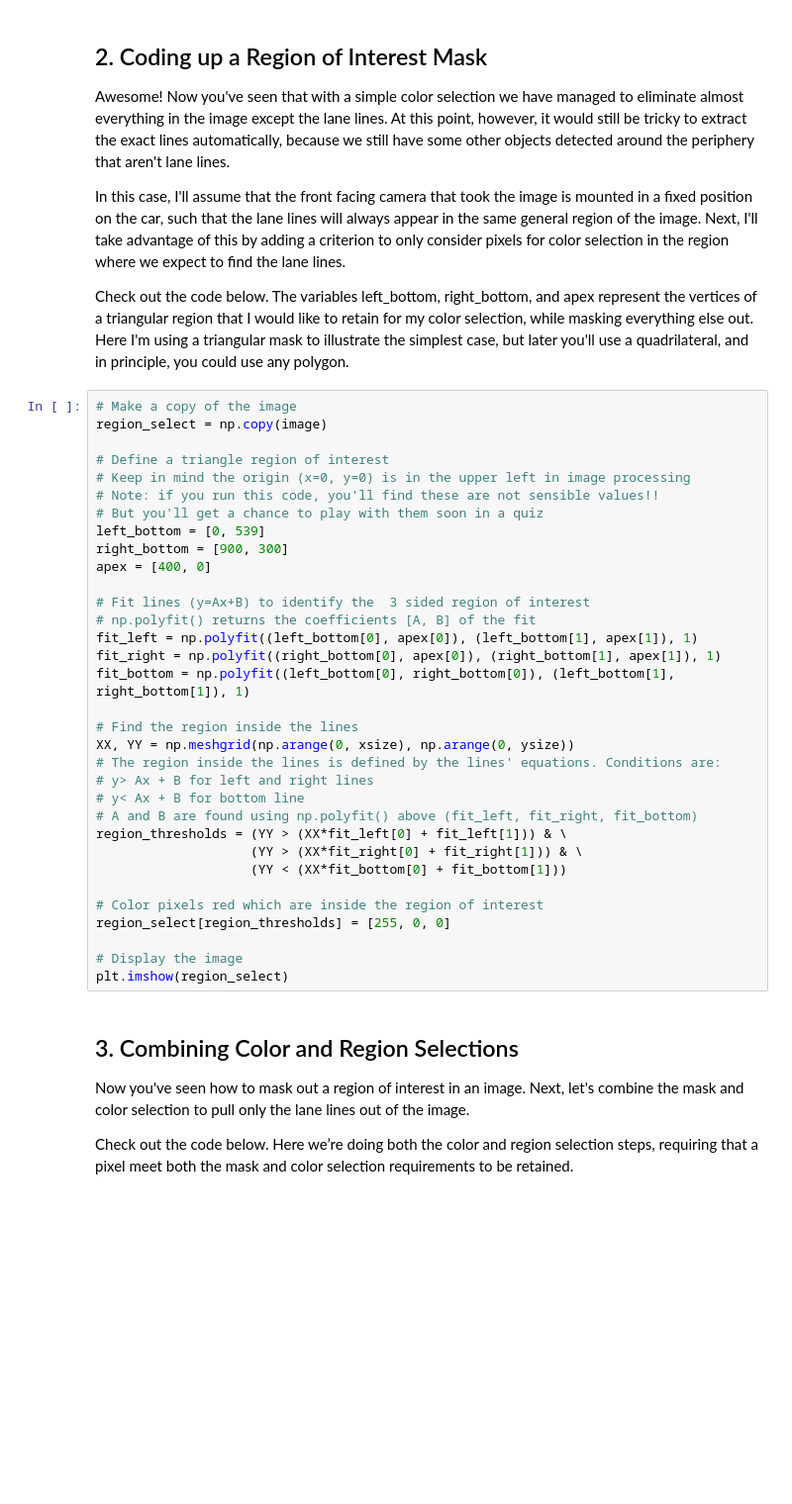
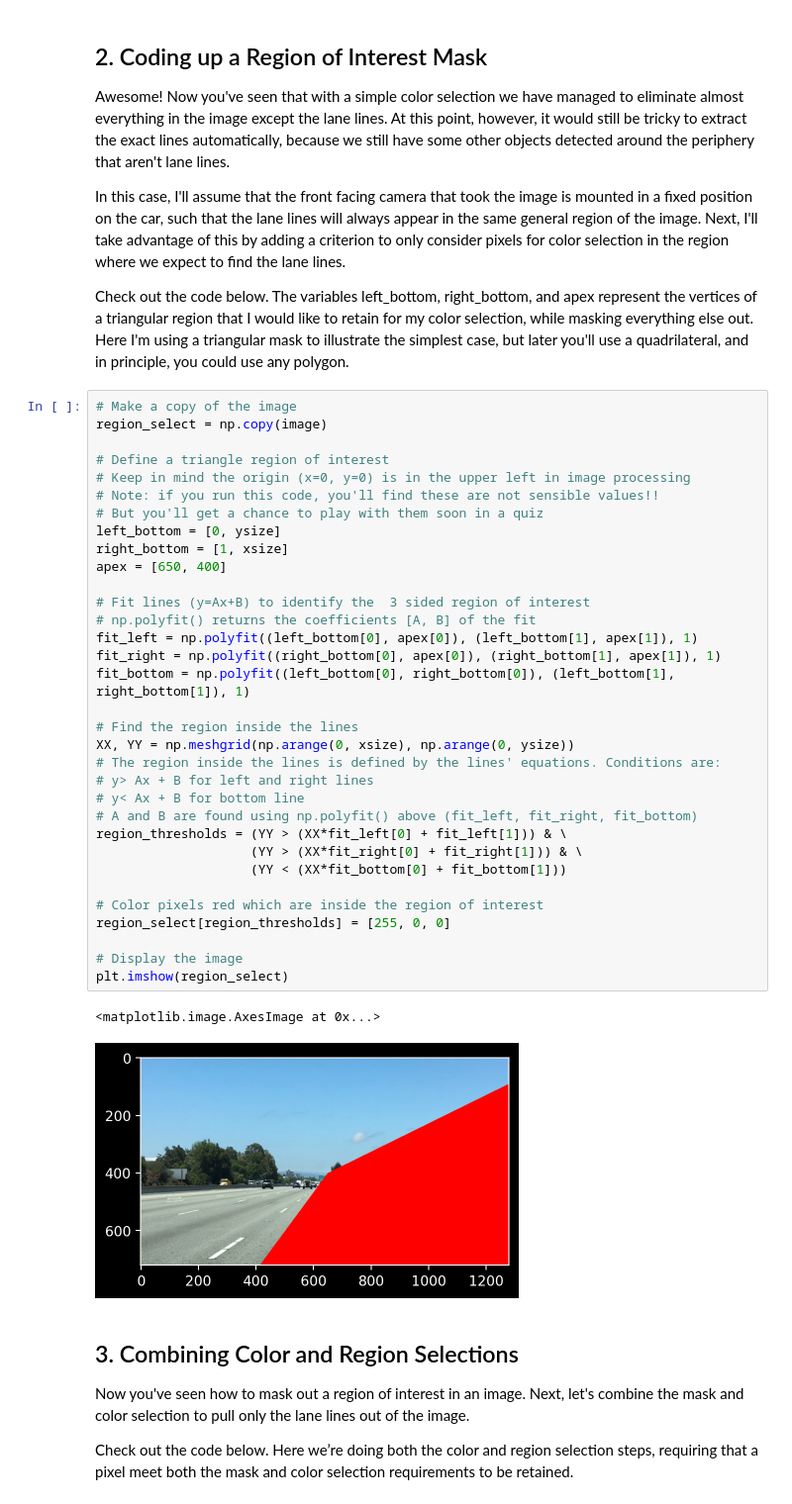
Before and after one commit to hai5rt/MMA-Mustererkennung, a Jupyter notebook: 3 Hough - Transformation/Exercise_Hough__starter.ipynb, the cells around one changed output. Shown at 99% size. Drawn from its saved outputs; the diff is of its cells as text; blank space fills up the shorter version.

```diff
--- a/3 Hough - Transformation/Exercise_Hough__starter.ipynb
+++ b/3 Hough - Transformation/Exercise_Hough__starter.ipynb
@@ -100,36 +102,39 @@ Check out the code below. The variables left_bottom, right_bottom, and apex repr
 # %%
 # Make a copy of the image
 region_select = np.copy(image)
 
 # Define a triangle region of interest
 # Keep in mind the origin (x=0, y=0) is in the upper left in image processing
 # Note: if you run this code, you'll find these are not sensible values!!
 # But you'll get a chance to play with them soon in a quiz
-left_bottom = [0, 539]
-right_bottom = [900, 300]
-apex = [400, 0]
+left_bottom = [0, ysize]
+right_bottom = [1, xsize]
+apex = [650, 400]
 
 # Fit lines (y=Ax+B) to identify the  3 sided region of interest
 # np.polyfit() returns the coefficients [A, B] of the fit
 fit_left = np.polyfit((left_bottom[0], apex[0]), (left_bottom[1], apex[1]), 1)
 fit_right = np.polyfit((right_bottom[0], apex[0]), (right_bottom[1], apex[1]), 1)
 fit_bottom = np.polyfit((left_bottom[0], right_bottom[0]), (left_bottom[1], right_bottom[1]), 1)
 
 # Find the region inside the lines
 XX, YY = np.meshgrid(np.arange(0, xsize), np.arange(0, ysize))
 # The region inside the lines is defined by the lines' equations. Conditions are:
 # y> Ax + B for left and right lines
 # y< Ax + B for bottom line
 # A and B are found using np.polyfit() above (fit_left, fit_right, fit_bottom)
 region_thresholds = (YY > (XX*fit_left[0] + fit_left[1])) & \
                     (YY > (XX*fit_right[0] + fit_right[1])) & \
                     (YY < (XX*fit_bottom[0] + fit_bottom[1]))
 
 # Color pixels red which are inside the region of interest
 region_select[region_thresholds] = [255, 0, 0]
 
 # Display the image
 plt.imshow(region_select)
+# %% [output]
+<matplotlib.image.AxesImage at 0x...>
+[figure, added]
 # %% [markdown]
 ## 3. Combining Color and Region Selections
 
```
Also changed, not shown: parts of 2 cells of this notebook.
